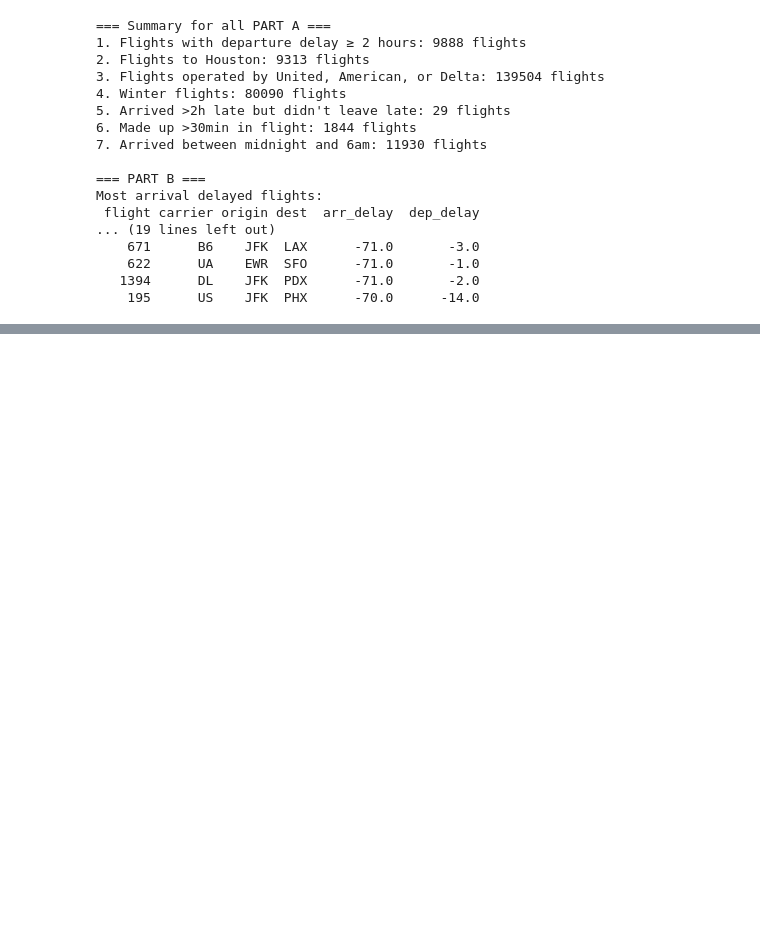
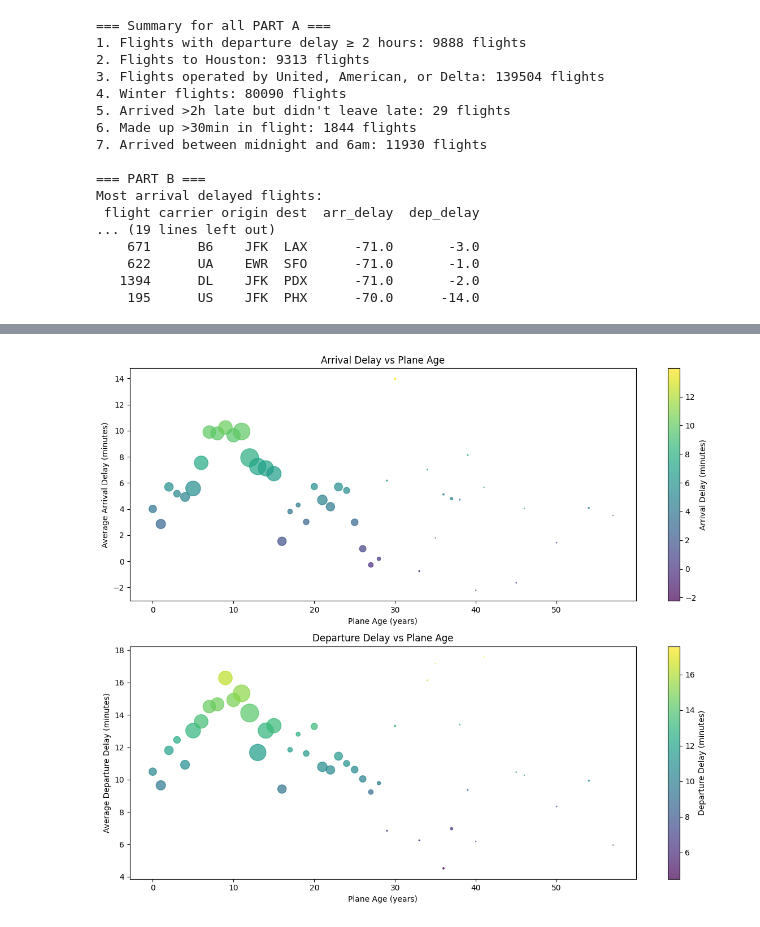
Before and after one commit to KevinCheung830/S5106_hw3, a Jupyter notebook: HW3.ipynb, the cells around one changed output, grey strips where cells are left out. Cells and saved outputs as stored; diff of their text form; code cells hidden in the pictures; blank space fills up the shorter version.

```diff
--- a/HW3.ipynb
+++ b/HW3.ipynb
@@ -241,0 +271,80 @@ Most arrival delayed flights:
+# %%
+print("\n2. RELATIONSHIP BETWEEN PLANE AGE AND DELAYS")
+
+# Prepare planes data
+planes_data = planes[['tailnum', 'year']].copy()
+planes_data['plane_age'] = 2013 - planes_data['year']
+
+# Merge with flights data
+flights_with_age = flights.merge(planes_data, on='tailnum', how='inner')
+
+# Remove unrealistic ages
+flights_with_age = flights_with_age[
+    (flights_with_age['plane_age'] >= 0) &
+    (flights_with_age['plane_age'] <= 60) &
+    (flights_with_age['arr_delay'].notna())
+]
+
+# Calculate average delays by plane age
+age_delay_relationship = flights_with_age.groupby('plane_age').agg({
+    'arr_delay': 'mean',
+    'dep_delay': 'mean',
+    'flight': 'count'
+}).reset_index()
+
+# Remove age groups with too few flights
+age_delay_relationship = age_delay_relationship[age_delay_relationship['flight'] > 10]
+
+# Create visualization
+fig, (ax1, ax2) = plt.subplots(2, 1, figsize=(12, 10))
+
+# Arrival delay vs plane age
+scatter1 = ax1.scatter(
+    age_delay_relationship['plane_age'],
+    age_delay_relationship['arr_delay'],
+    s=age_delay_relationship['flight']/50,
+    c=age_delay_relationship['arr_delay'],
+    cmap='viridis',
+    alpha=0.7
+)
+ax1.set_xlabel('Plane Age (years)')
+ax1.set_ylabel('Average Arrival Delay (minutes)')
+ax1.set_title('Arrival Delay vs Plane Age')
+plt.colorbar(scatter1, ax=ax1, label='Arrival Delay (minutes)')
+
+# Departure delay vs plane age
+scatter2 = ax2.scatter(
+    age_delay_relationship['plane_age'],
+    age_delay_relationship['dep_delay'],
+    s=age_delay_relationship['flight']/50,
+    c=age_delay_relationship['dep_delay'],
+    cmap='viridis',
+    alpha=0.7
+)
+ax2.set_xlabel('Plane Age (years)')
+ax2.set_ylabel('Average Departure Delay (minutes)')
+ax2.set_title('Departure Delay vs Plane Age')
+plt.colorbar(scatter2, ax=ax2, label='Departure Delay (minutes)')
+
+plt.tight_layout()
+plt.show()
+
+# Statistical analysis
+correlation_arr = age_delay_relationship['plane_age'].corr(age_delay_relationship['arr_delay'])
+correlation_dep = age_delay_relationship['plane_age'].corr(age_delay_relationship['dep_delay'])
+
+print(f"Correlation between plane age and arrival delay: {correlation_arr:.3f}")
+print(f"Correlation between plane age and departure delay: {correlation_dep:.3f}")
+
+# Additional analysis by age groups
+age_delay_relationship['age_group'] = pd.cut(age_delay_relationship['plane_age'],
+                                           bins=[0, 5, 10, 15, 20, 60])
+age_group_stats = age_delay_relationship.groupby('age_group').agg({
+    'arr_delay': 'mean',
+    'dep_delay': 'mean',
+    'flight': 'sum'
+}).reset_index()
+
+print("\nAverage delays by plane age groups:")
+print(age_group_stats.to_string(index=False))
+# %% [output]
@@ -241,0 +352 @@ Most arrival delayed flights:
+[figure, added]
```
Also changed, not shown: parts of 33 cells of this notebook, 2 other files.
